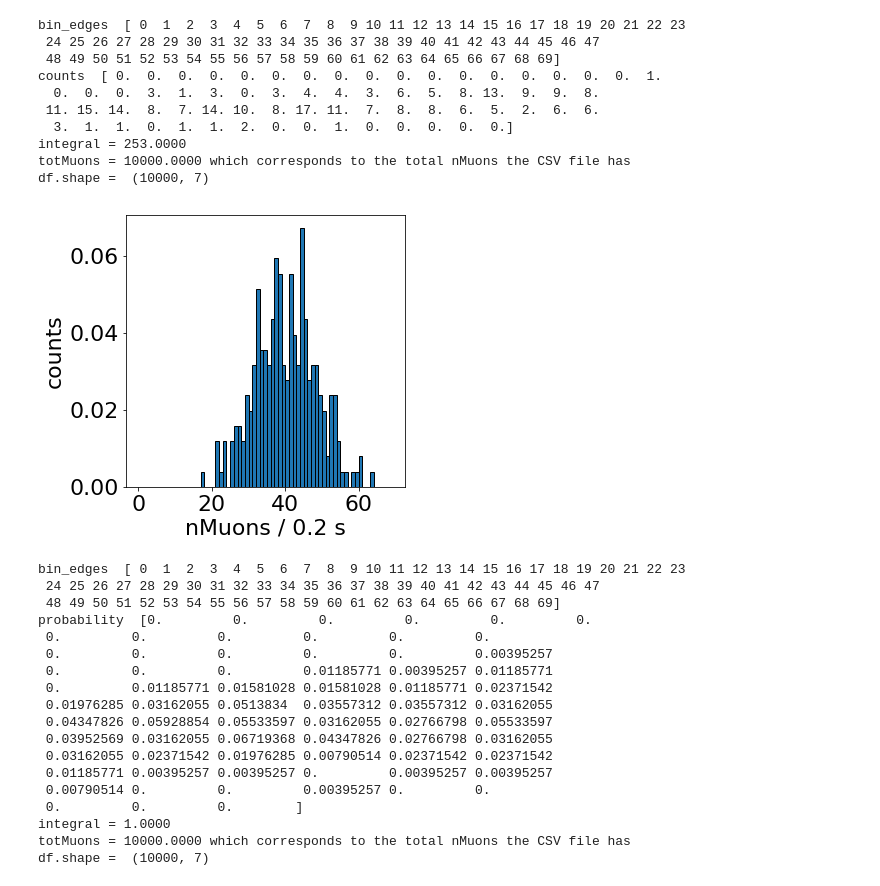
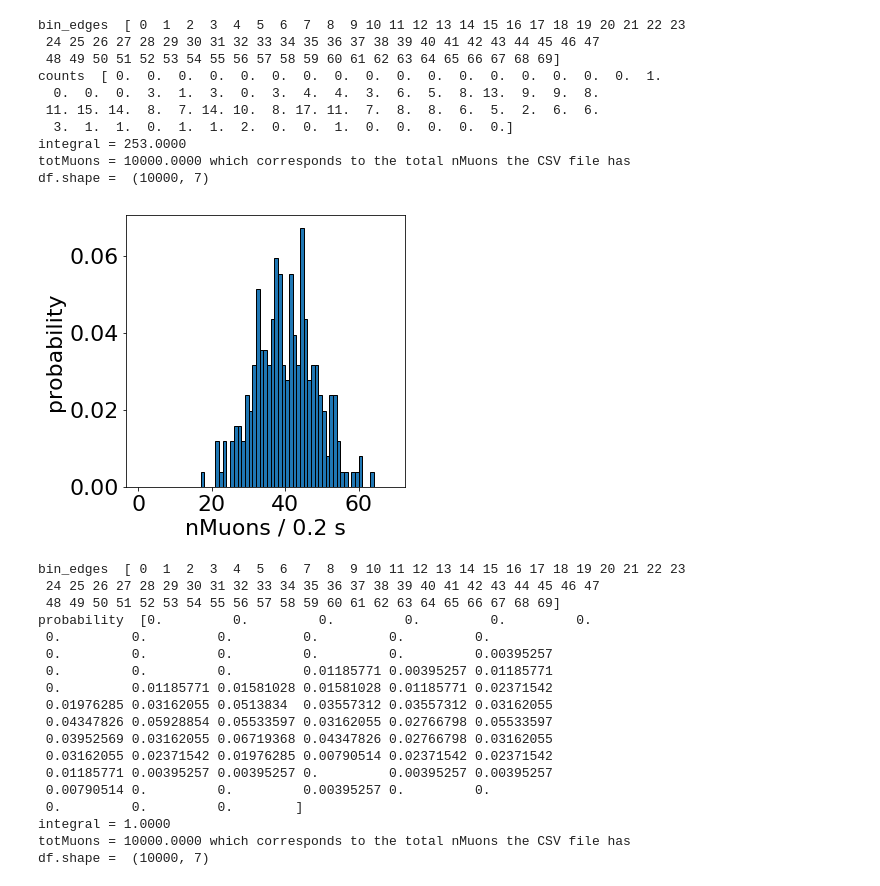
Before and after one commit to GeorgeAlex22/scout, a Jupyter notebook: Test__scout_326790_000000_trunc.ipynb, the cells around one changed output. Drawn from its saved outputs; the diff is of its cells as text; code cells hidden in the pictures.

```diff
--- a/Test__scout_326790_000000_trunc.ipynb
+++ b/Test__scout_326790_000000_trunc.ipynb
@@ -99,6 +99,8 @@ print('nOrbits %d '%(orbitMax - orbitMin))
 print('total recording time %2.4f ns (~= %2.1f s)' %(rectime, rectime*1.e-9))
 
 bins=int((orbitMax-orbitMin)/orbitsPerTimeUnit)
+timePerBin = rectime/bins
+
 muons=np.zeros(bins)
 sclice=np.array([df['orbit'].min()+ ((df['orbit'].max()-df['orbit'].min())/bins)*i for i in range(bins+1)])
 for orbit in df['orbit']:
@@ -166,27 +168,27 @@ df.shape =  (10000, 7)
 # %%
 # understanding what density = True does
 maxBins = 70
 plt.figure(figsize=(5,5))
 binCounts, bin_edges, patches = plt.hist(muons, bins= [i for i in range(maxBins)], histtype = 'bar', ec='black', density = True)
 plt.xlabel('nMuons / %2.1f s'%(timePerBin*1.e-9)) # latex can be entered in the label's string
-plt.ylabel('counts')
+plt.ylabel('probability')
 plt.show()
 print('bin_edges ', bin_edges)
 print('probability ', binCounts)
 integral = 0
 totMuons = 0
 for i in range(len(binCounts)):
     binWidth = bin_edges[i+1] - bin_edges[i]
     integral += binCounts[i]*binWidth
     totMuons += 253*binCounts[i]*bin_edges[i] # note the 253 and understand why is needed
 # read https://matplotlib.org/3.1.1/api/_as_gen/matplotlib.pyplot.hist.html density:
 
 print('integral = %2.4f '%(integral))
 print('totMuons = %2.4f which corresponds to the total nMuons the CSV file has'%(totMuons))
 print('df.shape = ', df.shape)
 # the very small number you was getting when sns.distplot(muons, kde=True) should be now apparent
 # %% [output]
-[figure, old version]
+[figure, new version]
 bin_edges  [ 0  1  2  3  4  5  6  7  8  9 10 11 12 13 14 15 16 17 18 19 20 21 22 23
  24 25 26 27 28 29 30 31 32 33 34 35 36 37 38 39 40 41 42 43 44 45 46 47
  48 49 50 51 52 53 54 55 56 57 58 59 60 61 62 63 64 65 66 67 68 69]
```
